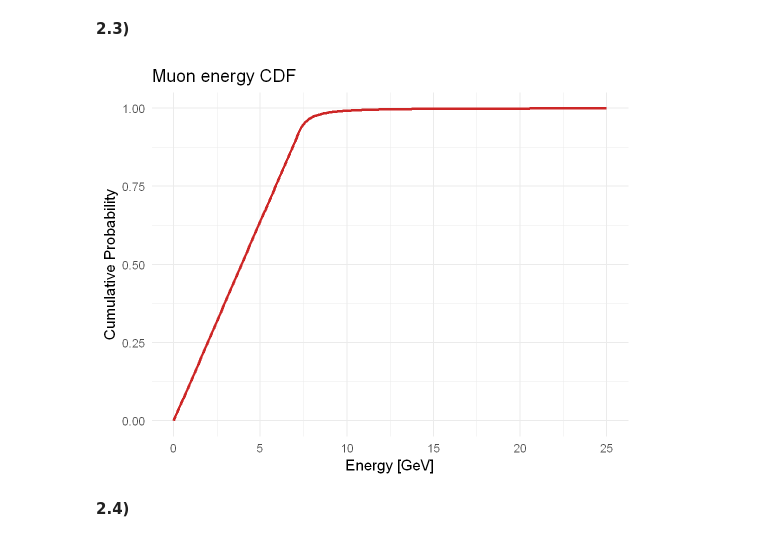
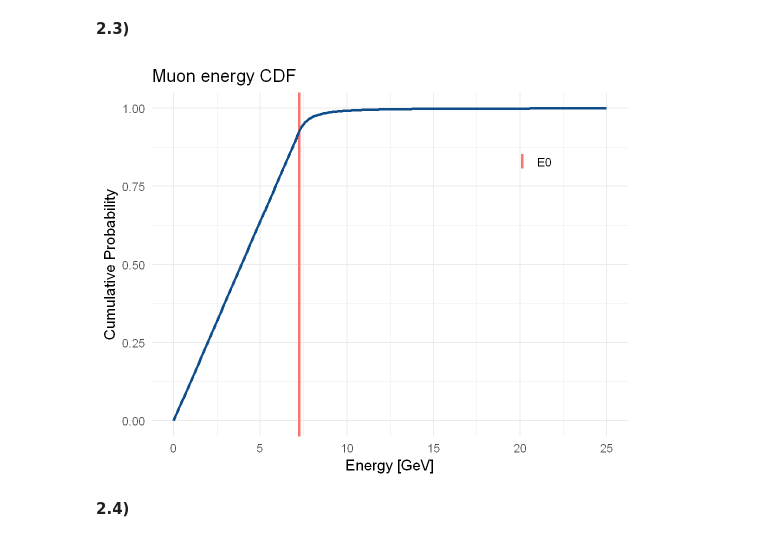
Before and after one commit to Berto70/advstat, a Jupyter notebook: ex2/Bertinelli_Gabriele_Rlab02.ipynb, the cells around one changed output. Cells and saved outputs as stored; diff of their text form; code cells hidden in the pictures.

```diff
--- a/ex2/Bertinelli_Gabriele_Rlab02.ipynb
+++ b/ex2/Bertinelli_Gabriele_Rlab02.ipynb
@@ -158,9 +139,9 @@ dmuon_n <- function(E, E0 = 7.25, gamma = 2.7) {
     ifelse(E < E0, 1, (E - E0 + 1)^(-gamma))
 }
 
-integral_n <- integrate(dmuon_n, 0, Inf)  # Using quad function for numerical integration
+integral_n <- integrate(dmuon_n, 0, Inf)$value
 
-N <- 1 / integral_n$value
+N <- 1 / integral_n
 
 print(paste('Normalization factor N:', N))
 # %% [output]
@@ -194,24 +175,25 @@ pdf_plot
 # %%
 pmuon <- function(E, E0 = 7.25, gamma = 2.7) {
 
     sapply(E, function(E_val) integrate(dmuon, lower = 0, upper = E_val)$value)
 
 }
 
 muon_cdf <- data.frame(en = e_val, prob = pmuon(e_val))
 
 options(repr.plot.width = 9, repr.plot.height = 7)
 
 cdf_plot <- ggplot(data=muon_cdf, aes(x=en, y=prob)) +
-	geom_line(color='firebrick3', lwd=1.5) +
+	geom_vline(aes(xintercept = 7.25, color='E0'), lwd=1.5, linetype = "solid") +
+	geom_line(color='dodgerblue4', lwd=1.5) +
 	labs(title = "Muon energy CDF",
 			 x = "Energy [GeV]", y = "Cumulative Probability") +
 	theme_minimal(base_size = 18) +
 	theme(legend.title = element_blank(), legend.position = c(0.8, 0.8))
 
 cdf_plot
 # %% [output]
-[figure, old version]
+[figure, new version]
 # %% [markdown]
 **2.4)**
 # %%
```
Also changed, not shown: parts of 37 cells of this notebook.
